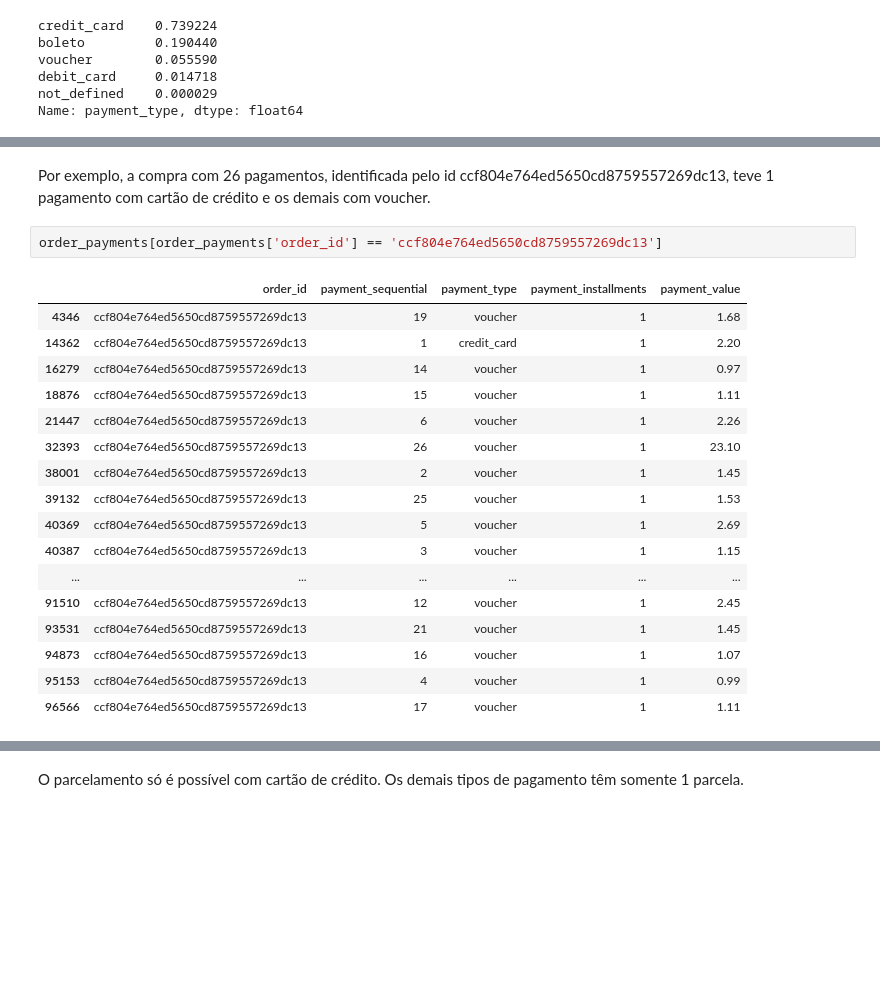
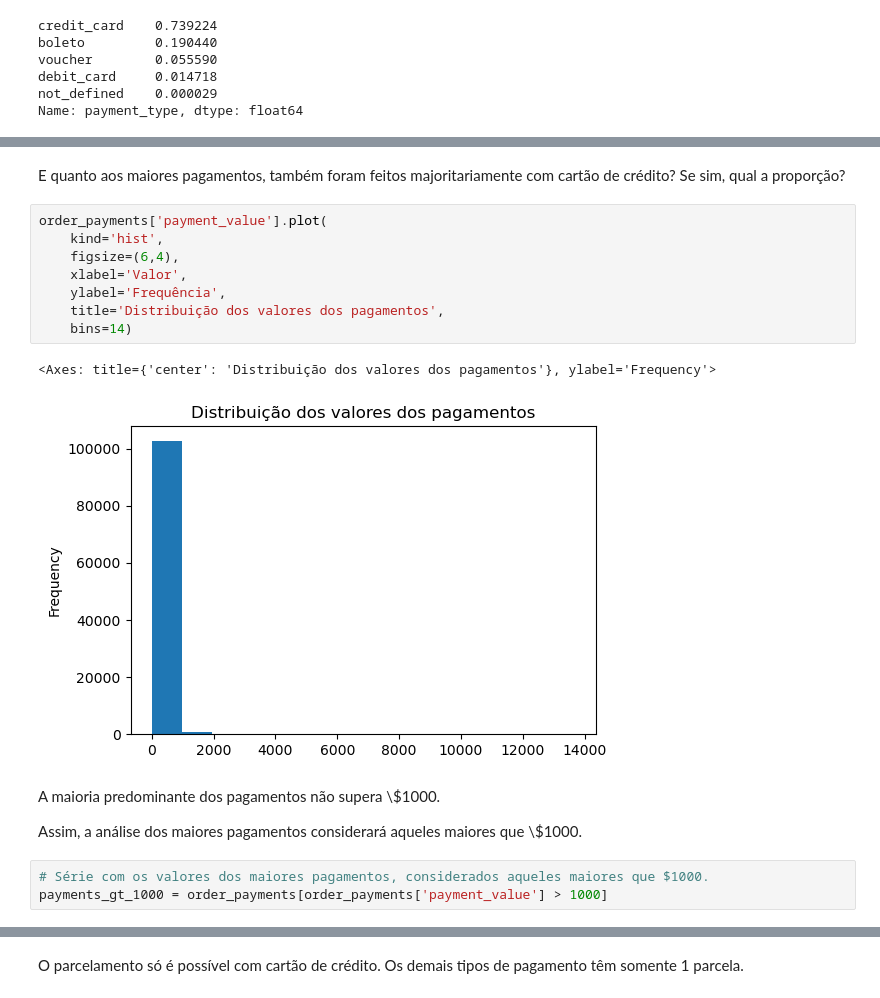
Before and after one commit to OtavioSotnas/Project-Pandas, a Jupyter notebook: src/analise_daniel.ipynb, the cells around one changed output, grey strips where cells are left out. Cells and saved outputs as stored; diff of their text form; blank space fills up the shorter version.

```diff
--- a/src/analise_daniel.ipynb
+++ b/src/analise_daniel.ipynb
@@ -107,22 +237,20 @@ Name: order_id, Length: 99440, dtype: int64
-# %% [markdown]
-Por exemplo, a compra com 26 pagamentos, identificada pelo id ccf804e764ed5650cd8759557269dc13, teve 1 pagamento com cartão de crédito e os demais com voucher.
-# %%
-order_payments[order_payments['order_id'] == 'ccf804e764ed5650cd8759557269dc13']
-# %% [output]
-|  | order_id | payment_sequential | payment_type | payment_installments | payment_value |
-| 4346 | ccf804e764ed5650cd8759557269dc13 | 19 | voucher | 1 | 1.68 |
-| 14362 | ccf804e764ed5650cd8759557269dc13 | 1 | credit_card | 1 | 2.20 |
-| 16279 | ccf804e764ed5650cd8759557269dc13 | 14 | voucher | 1 | 0.97 |
-| 18876 | ccf804e764ed5650cd8759557269dc13 | 15 | voucher | 1 | 1.11 |
-| 21447 | ccf804e764ed5650cd8759557269dc13 | 6 | voucher | 1 | 2.26 |
-| 32393 | ccf804e764ed5650cd8759557269dc13 | 26 | voucher | 1 | 23.10 |
-| 38001 | ccf804e764ed5650cd8759557269dc13 | 2 | voucher | 1 | 1.45 |
-| 39132 | ccf804e764ed5650cd8759557269dc13 | 25 | voucher | 1 | 1.53 |
-| 40369 | ccf804e764ed5650cd8759557269dc13 | 5 | voucher | 1 | 2.69 |
-| 40387 | ccf804e764ed5650cd8759557269dc13 | 3 | voucher | 1 | 1.15 |
-| ... | ... | ... | ... | ... | ... |
-| 91510 | ccf804e764ed5650cd8759557269dc13 | 12 | voucher | 1 | 2.45 |
-| 93531 | ccf804e764ed5650cd8759557269dc13 | 21 | voucher | 1 | 1.45 |
-| 94873 | ccf804e764ed5650cd8759557269dc13 | 16 | voucher | 1 | 1.07 |
-| 95153 | ccf804e764ed5650cd8759557269dc13 | 4 | voucher | 1 | 0.99 |
-| 96566 | ccf804e764ed5650cd8759557269dc13 | 17 | voucher | 1 | 1.11 |
+# %% [markdown]
+E quanto aos maiores pagamentos, também foram feitos majoritariamente com cartão de crédito? Se sim, qual a proporção?
+# %%
+order_payments['payment_value'].plot(
+    kind='hist',
+    figsize=(6,4),
+    xlabel='Valor',
+    ylabel='Frequência',
+    title='Distribuição dos valores dos pagamentos',
+    bins=14)
+# %% [output]
+<Axes: title={'center': 'Distribuição dos valores dos pagamentos'}, ylabel='Frequency'>
+[figure, added]
+# %% [markdown]
+A maioria predominante dos pagamentos não supera \\$1000.
+
+Assim, a análise dos maiores pagamentos considerará aqueles maiores que \\$1000.
+# %%
+# Série com os valores dos maiores pagamentos, considerados aqueles maiores que $1000.
+payments_gt_1000 = order_payments[order_payments['payment_value'] > 1000]
```
Also changed, not shown: parts of 60 cells of this notebook.
